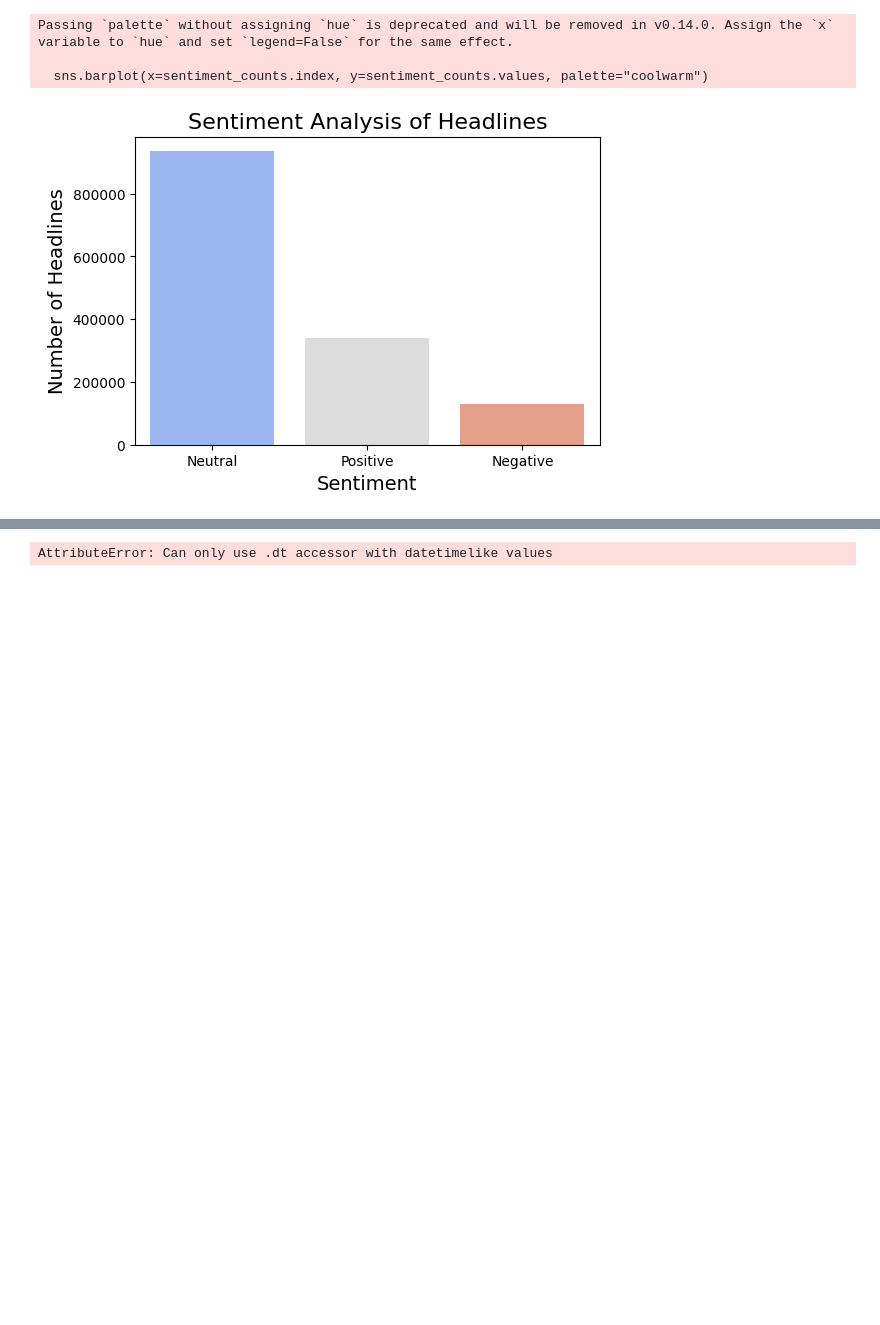
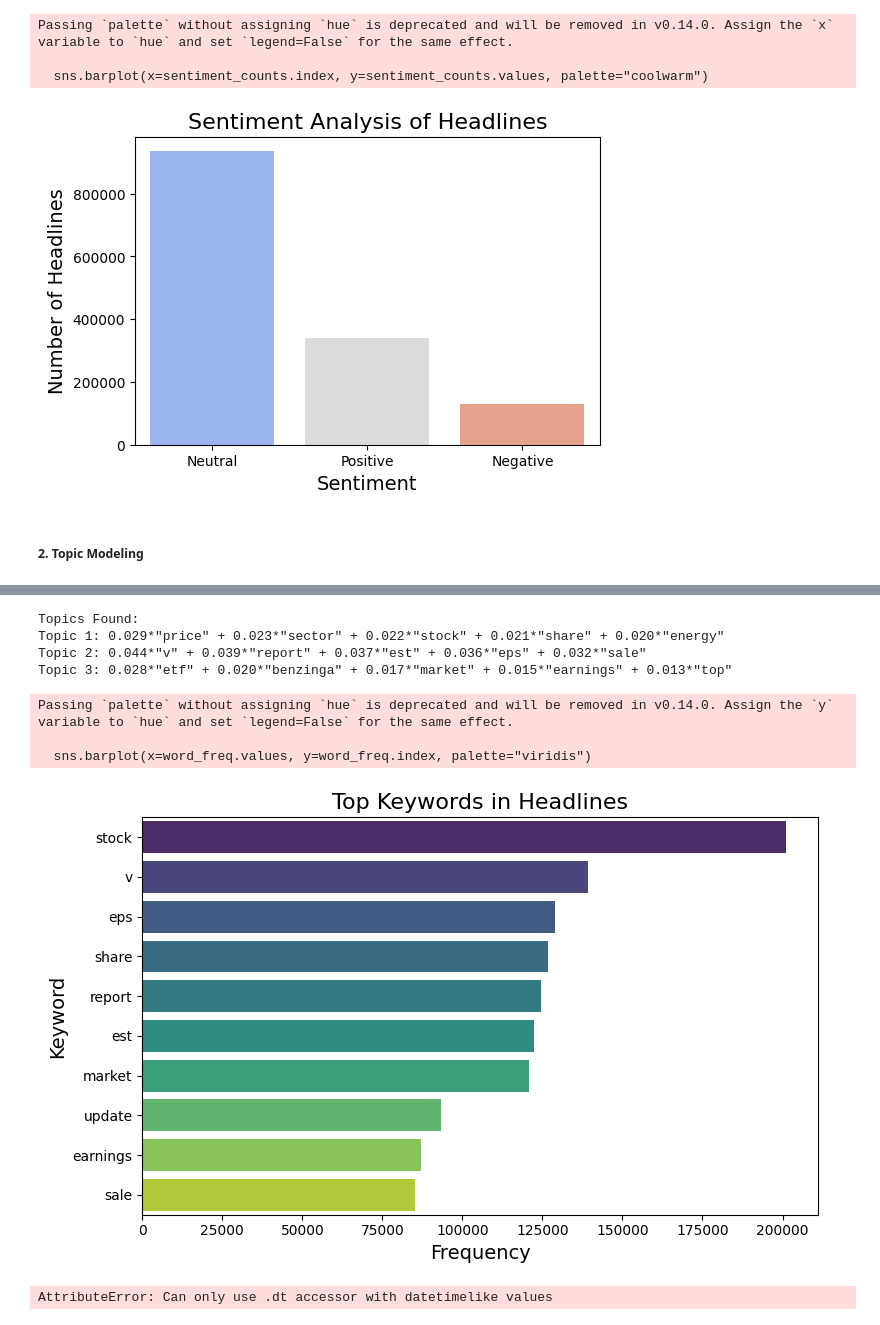
Before and after one commit to mebratuteshale/financial-data-analysis, a Jupyter notebook: notebooks/financial_analysis.ipynb, the cells around one changed output, grey strips where cells are left out. Saved outputs shown, nothing was run; the diff lists cells and outputs as text; code cells hidden in the pictures; blank space fills up the shorter version.

Commit message:
topic modeling

```diff
--- a/notebooks/financial_analysis.ipynb
+++ b/notebooks/financial_analysis.ipynb
@@ -187,15 +192,22 @@ Text(0, 0.5, 'News Count')
 # %%
 # Perform sentiment analysis on headlines to gauge the sentiment
     # (positive, negative, neutral) associated with the news
-from scripts.financial_analyzer import SentimentAnalysis
+# from scripts.financial_analyzer import SentimentAnalysis
 from textblob import TextBlob
 from sklearn.feature_extraction.text import CountVectorizer
 from sklearn.decomposition import LatentDirichletAllocation
 
-
+def get_sentiment(headline):
+        analysis = TextBlob(headline)
+        if analysis.sentiment.polarity > 0:
+            return 'Positive'
+        elif analysis.sentiment.polarity < 0:
+            return 'Negative'
+        else:
+            return 'Neutral'
 
 # Apply sentiment analysis to each headline
-df_raw_anlyst_rting['sentiment'] = df_raw_anlyst_rting['headline'].apply(SentimentAnalysis.get_sentiment)
+df_raw_anlyst_rting['sentiment'] = df_raw_anlyst_rting['headline'].apply(get_sentiment)
 
 # Count the sentiment distribution
 sentiment_counts = df_raw_anlyst_rting['sentiment'].value_counts()
@@ -212,3 +224,55 @@ Passing `palette` without assigning `hue` is deprecated and will be removed in v
 
   sns.barplot(x=sentiment_counts.index, y=sentiment_counts.values, palette="coolwarm")
 [figure]
+# %% [markdown]
+##### 2. Topic Modeling
+# %%
+# ----- 2. TOPIC MODELING -----
+from nltk.corpus import stopwords
+from nltk.tokenize import word_tokenize
+from nltk.stem import WordNetLemmatizer
+import nltk
+import gensim
+from gensim import corpora
+
+nltk.download('punkt')
+nltk.download('stopwords')
+nltk.download('wordnet')
+nltk.download('punkt_tab')
+
+# Preprocessing
+stop_words = set(stopwords.words('english'))
+lemmatizer = WordNetLemmatizer()
+def preprocess_text(headline):
+    tokens = word_tokenize(headline.lower())  # Tokenization
+    tokens = [lemmatizer.lemmatize(word) for word in tokens if word.isalnum()]  # Lemmatization
+    tokens = [word for word in tokens if word not in stop_words]  # Stopword removal
+    return tokens
+
+df_raw_anlyst_rting['tokens'] = df_raw_anlyst_rting['headline'].apply(preprocess_text)
+
+# Prepare data for LDA
+dictionary = corpora.Dictionary(df_raw_anlyst_rting['tokens'])
+corpus = [dictionary.doc2bow(tokens) for tokens in df_raw_anlyst_rting['tokens']]
+
+# Perform LDA
+lda_model = gensim.models.LdaModel(corpus, num_topics=3, id2word=dictionary, passes=15)
+
+# Display topics
+topics = lda_model.print_topics(num_words=5)
+print("Topics Found:")
+for i, topic in topics:
+    print(f"Topic {i + 1}: {topic}")
+
+# Visualization (Optional, using word counts)
+all_words = [word for tokens in df_raw_anlyst_rting['tokens'] for word in tokens]
+word_freq = pd.Series(all_words).value_counts().head(10)
+
+plt.figure(figsize=(8, 5))
+sns.barplot(x=word_freq.values, y=word_freq.index, palette="viridis")
+plt.title("Top Keywords in Headlines", fontsize=16)
+plt.xlabel("Frequency", fontsize=14)
+plt.ylabel("Keyword", fontsize=14)
+plt.tight_layout()
+plt.show()
+# %% [output]
@@ -215,3 +291,11 @@ Passing `palette` without assigning `hue` is deprecated and will be removed in v
+Topics Found:
+Topic 1: 0.029*"price" + 0.023*"sector" + 0.022*"stock" + 0.021*"share" + 0.020*"energy"
+Topic 2: 0.044*"v" + 0.039*"report" + 0.037*"est" + 0.036*"eps" + 0.032*"sale"
+Topic 3: 0.028*"etf" + 0.020*"benzinga" + 0.017*"market" + 0.015*"earnings" + 0.013*"top"
+Passing `palette` without assigning `hue` is deprecated and will be removed in v0.14.0. Assign the `y` variable to `hue` and set `legend=False` for the same effect.
+
+  sns.barplot(x=word_freq.values, y=word_freq.index, palette="viridis")
+[figure, added]
 # %%
 
 import matplotlib.pyplot as plt
```
Also changed, not shown: parts of 5 cells of this notebook, 4 other files.
